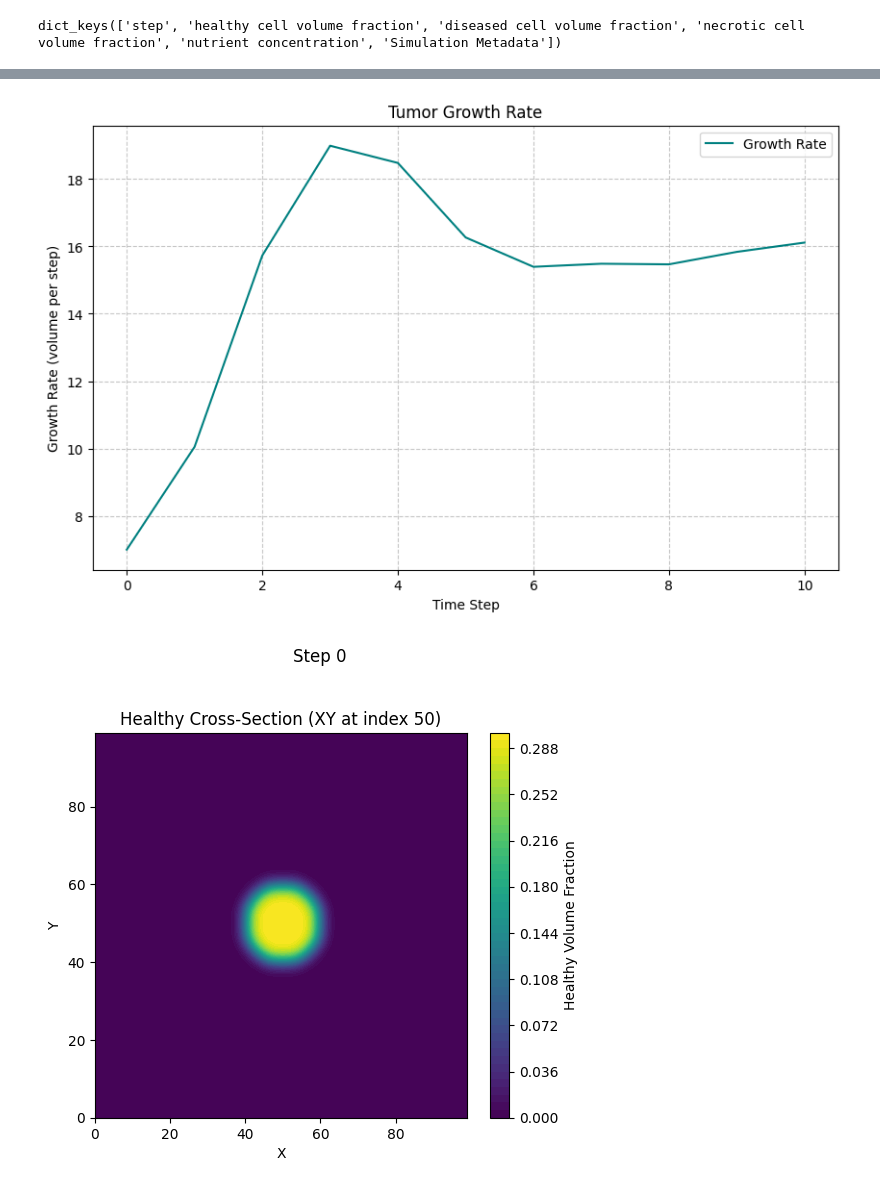
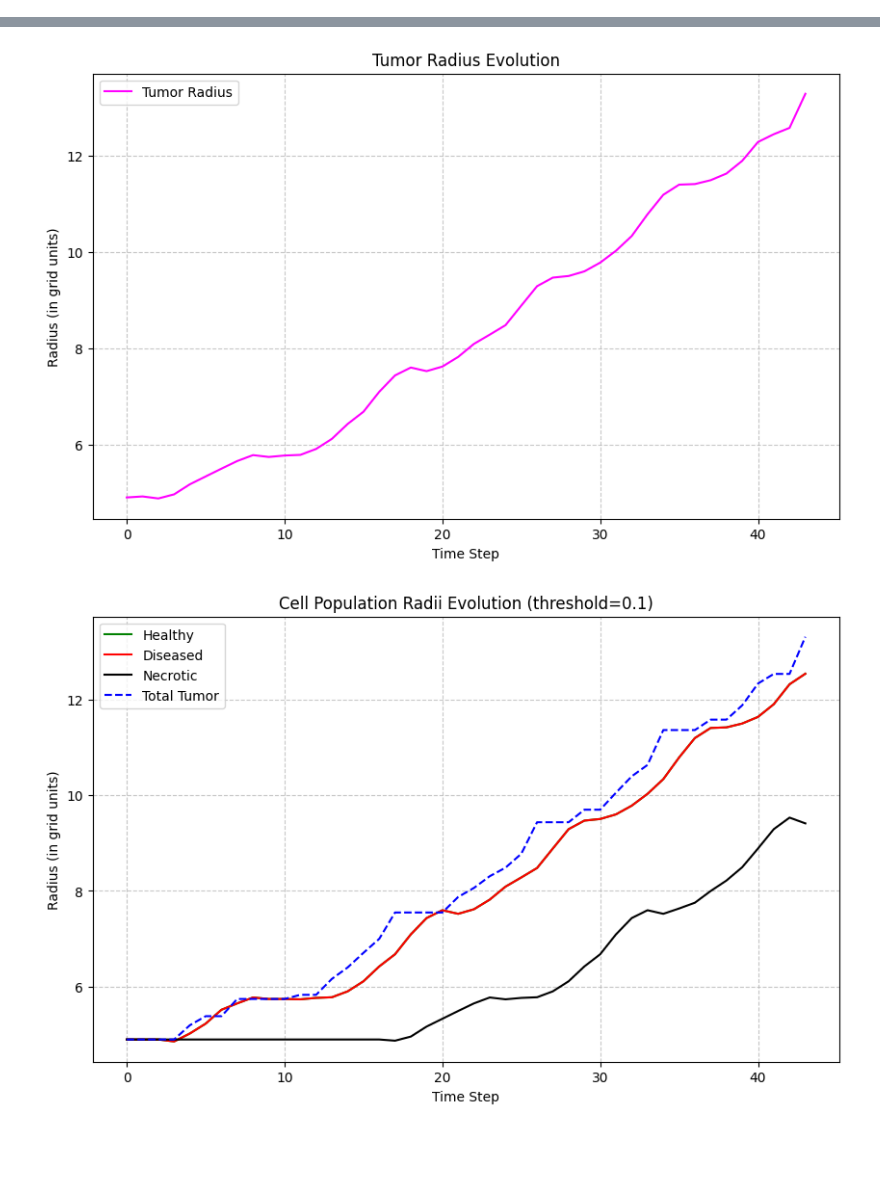
Before and after one commit to rmcnamara101/SCIE3212, a Jupyter notebook: src/notebooks/SCIE3121_model.ipynb, the cells around one changed output, grey strips where cells are left out. Drawn from its saved outputs; the diff is of its cells as text; code cells hidden in the pictures; blank space fills up the shorter version.

```diff
--- a/src/notebooks/SCIE3121_model.ipynb
+++ b/src/notebooks/SCIE3121_model.ipynb
@@ -8,7 +8,8 @@ from analysis.scie3121_analysis import scie3121SimulationAnalyzer
 # %%
 analyzer = scie3121SimulationAnalyzer('/Users/rileymcnamara/CODE/2025/SCIE3212/data/project_model_test_sim_data.npz')
 analyzer.plot_volumes()
-#analyzer.plot_radius()
+analyzer.plot_radius()
+analyzer.plot_population_radii(threshold=0.1, smooth_window=5)
 analyzer.plot_growth_rate()
 analyzer.plot_cross_section(0, 'healthy', index=None)
 analyzer.plot_cross_section(-1, 'healthy', index=None)
@@ -19,4 +20,3 @@ analyzer.plot_cross_section(-1, 'necrotic', index=None)
 analyzer.plot_cross_section(0, 'total', index=None)
 analyzer.plot_cross_section(-1, 'total', index=None)
 # %% [output]
-dict_keys(['step', 'healthy cell volume fraction', 'diseased cell volume fraction', 'necrotic cell volume fraction', 'nutrient concentration', 'Simulation Metadata'])
@@ -24,2 +24,2 @@ dict_keys(['step', 'healthy cell volume fraction', 'diseased cell volume fractio
-[figure, old version]
+[figure, new version]
-[figure, old version]
+[figure, new version]
```
Also changed, not shown: parts of 1 cell of this notebook, 13 other files.
